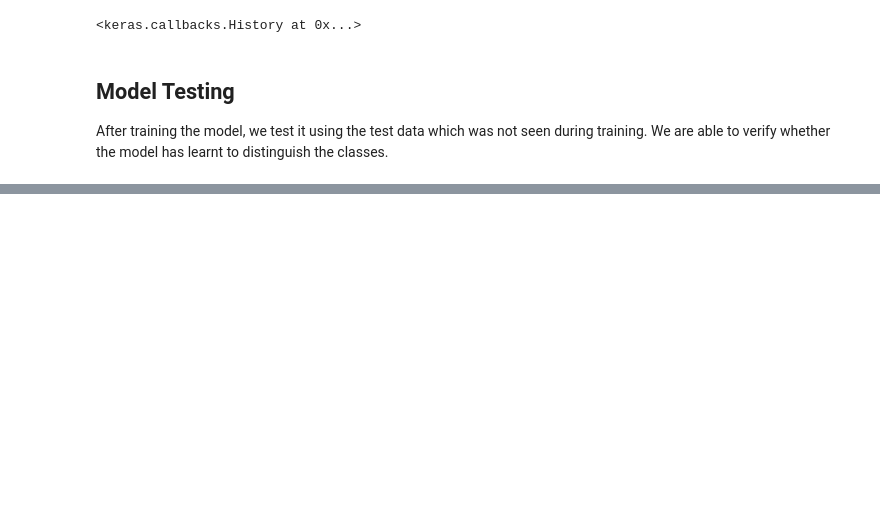
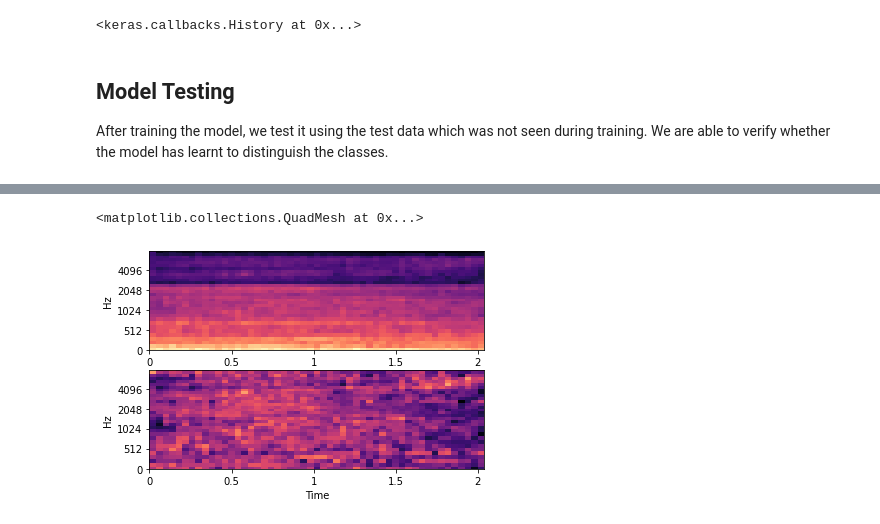
Before and after one commit to DeKUT-DSAIL/dsa2021, a Jupyter notebook: acoustic-processing/acoustic-traffic-monitoring.ipynb, the cells around one changed output, grey strips where cells are left out. Saved outputs shown, nothing was run; the diff lists cells and outputs as text; code cells hidden in the pictures; blank space fills up the shorter version.

Commit message:
reorder and test on local data

```diff
--- a/acoustic-processing/acoustic-traffic-monitoring.ipynb
+++ b/acoustic-processing/acoustic-traffic-monitoring.ipynb
@@ -493,0 +505,9 @@ plt.bar(np.arange(prob.shape[1]), prob[0,:], tick_label=vehicles)
+# %%
+data_dir = 'data/pi-audio/'
+filenames = os.listdir(data_dir)
+
+filename = random.choice(filenames)
+signal, _ =  librosa.load(os.path.join(data_dir,
+                                       filename),
+                          sampling_rate)
+IPython.display.Audio(data=signal, rate=sampling_rate)
@@ -493,0 +516,31 @@ plt.bar(np.arange(prob.shape[1]), prob[0,:], tick_label=vehicles)
+# %%
+mel = librosa.feature.melspectrogram(signal,
+                                   sr=sampling_rate,
+                                   n_fft=nfft,
+                                   hop_length=hop_len,
+                                   win_length=win_len,
+                                   window='hamming',
+                                   n_mels=num_mels)
+
+features_dB = librosa.power_to_db(mel, ref=np.max)
+norm_features = ((features_dB.T - np.mean(features_dB, 1)) / np.std(features_dB, 1)).T
+
+plt.subplot(211)
+librosa.display.specshow(features_dB,
+                         x_axis='time',
+                         y_axis='mel',
+                         sr=sampling_rate,
+                         fmax=sampling_rate // 2,
+                         hop_length=hop_len,
+                         cmap='magma')
+plt.subplot(212)
+librosa.display.specshow(norm_features,
+                         x_axis='time',
+                         y_axis='mel',
+                         sr=sampling_rate,
+                         fmax=sampling_rate // 2,
+                         hop_length=hop_len,
+                         cmap='magma')
+# %% [output]
+<matplotlib.collections.QuadMesh at 0x...>
+[figure, added]
```
Also changed, not shown: parts of 19 cells of this notebook, 1 other file.
